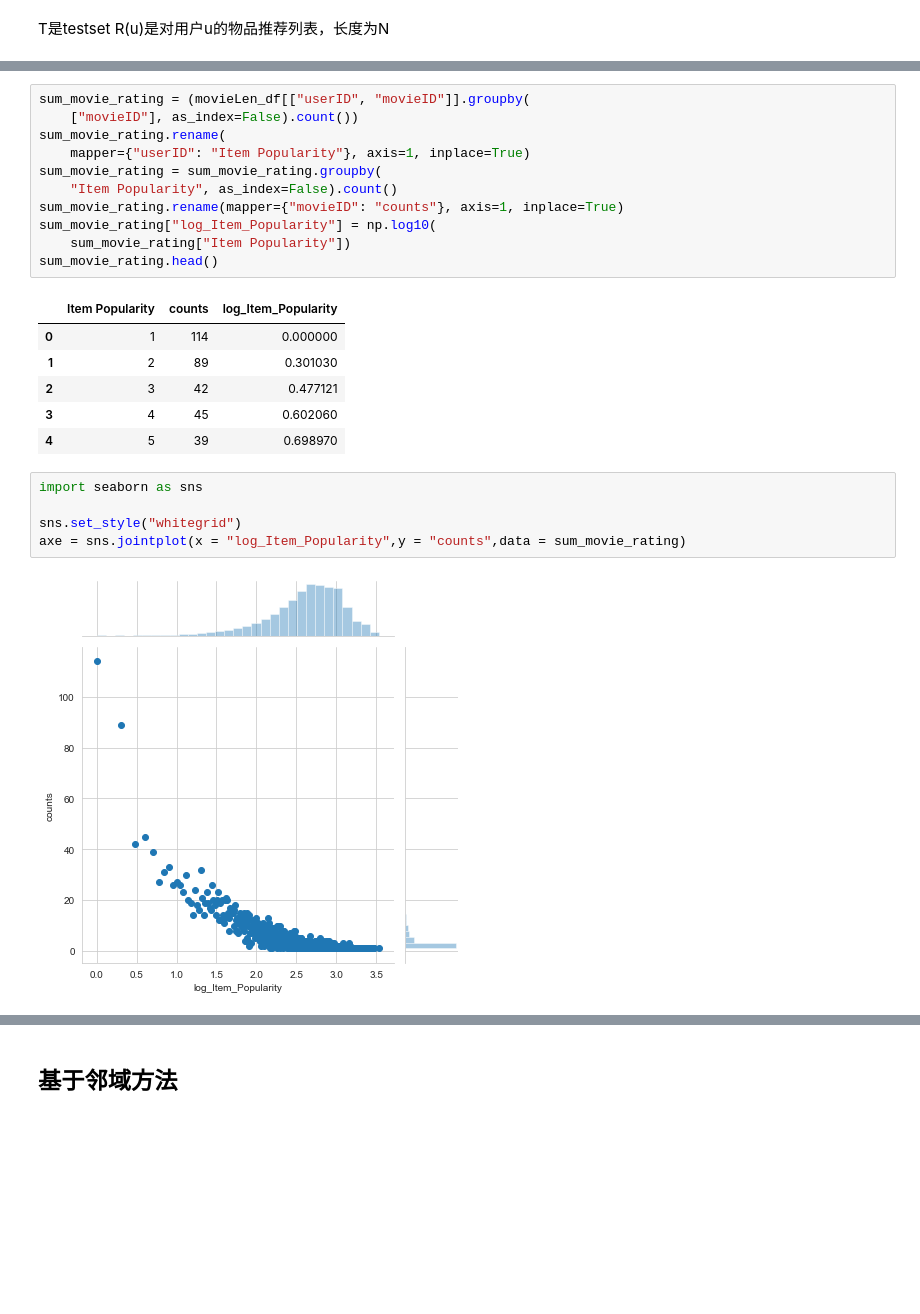
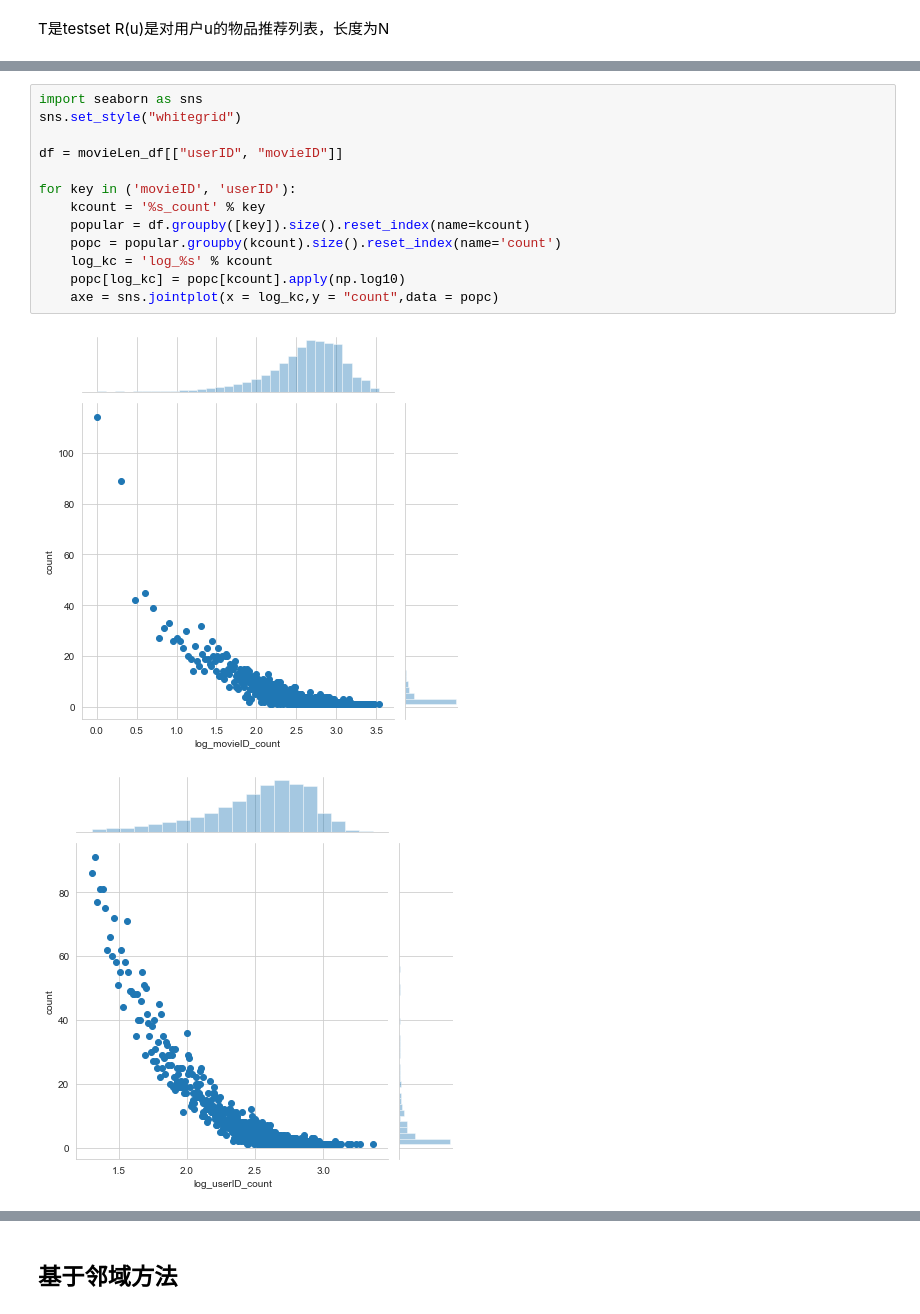
Before and after one commit to whille/RecSys, a Jupyter notebook: Recommend System.ipynb, the cells around one changed output, grey strips where cells are left out. Saved outputs shown, nothing was run; the diff lists cells and outputs as text; blank space fills up the shorter version.

```diff
--- a/Recommend System.ipynb
+++ b/Recommend System.ipynb
@@ -77,28 +79,19 @@ movieLen_df.head()
 | 2 | 1 | 914 | 3 |
 | 3 | 1 | 3408 | 4 |
 | 4 | 1 | 2355 | 5 |
-# %%
-sum_movie_rating = (movieLen_df[["userID", "movieID"]].groupby(
-    ["movieID"], as_index=False).count())
-sum_movie_rating.rename(
-    mapper={"userID": "Item Popularity"}, axis=1, inplace=True)
-sum_movie_rating = sum_movie_rating.groupby(
-    "Item Popularity", as_index=False).count()
-sum_movie_rating.rename(mapper={"movieID": "counts"}, axis=1, inplace=True)
-sum_movie_rating["log_Item_Popularity"] = np.log10(
-    sum_movie_rating["Item Popularity"])
-sum_movie_rating.head()
-# %% [output]
-|  | Item Popularity | counts | log_Item_Popularity |
-| 0 | 1 | 114 | 0.000000 |
-| 1 | 2 | 89 | 0.301030 |
-| 2 | 3 | 42 | 0.477121 |
-| 3 | 4 | 45 | 0.602060 |
-| 4 | 5 | 39 | 0.698970 |
-# %%
-import seaborn as sns
-
-sns.set_style("whitegrid")
-axe = sns.jointplot(x = "log_Item_Popularity",y = "counts",data = sum_movie_rating)
-# %% [output]
-[figure, removed]
+# %%
+import seaborn as sns
+sns.set_style("whitegrid")
+
+df = movieLen_df[["userID", "movieID"]]
+
+for key in ('movieID', 'userID'):
+    kcount = '%s_count' % key
+    popular = df.groupby([key]).size().reset_index(name=kcount)
+    popc = popular.groupby(kcount).size().reset_index(name='count')
+    log_kc = 'log_%s' % kcount
+    popc[log_kc] = popc[kcount].apply(np.log10)
+    axe = sns.jointplot(x = log_kc,y = "count",data = popc)
+# %% [output]
+[figure, added]
+[figure, added]
```
Also changed, not shown: parts of 12 cells of this notebook, 3 other files.
